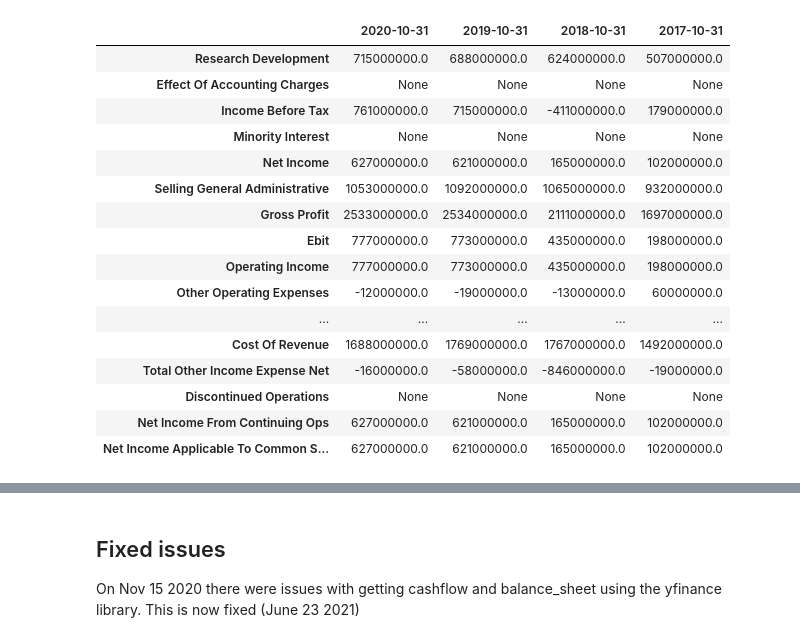
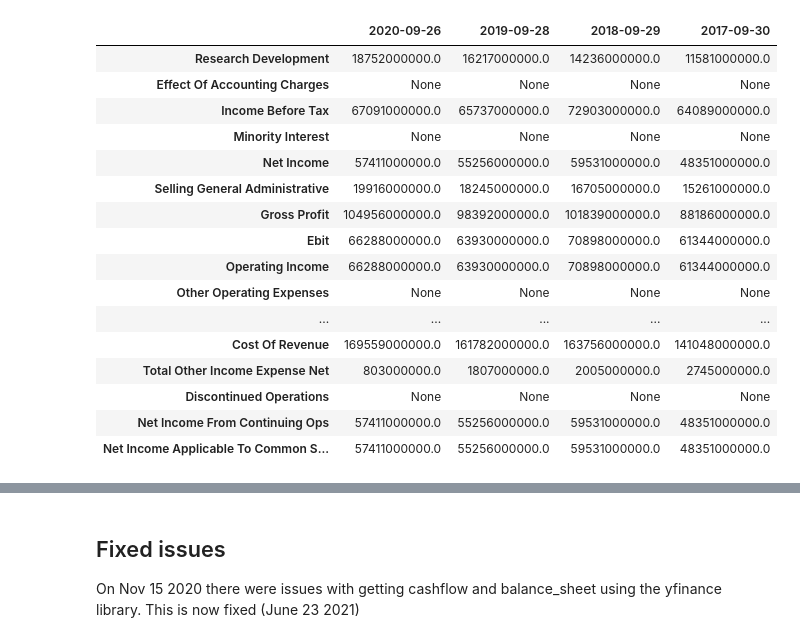
Before and after one commit to gt6334a/pystocks, a Jupyter notebook: yfinance.ipynb, the cells around one changed output, grey strips where cells are left out. Drawn from its saved outputs; the diff is of its cells as text; code cells hidden in the pictures.

```diff
--- a/yfinance.ipynb
+++ b/yfinance.ipynb
@@ -25,0 +19,4 @@ keys.info
+# %%
+ticker1 = yf.Ticker("AAPL")
+# get ticker info
+info1 = ticker1.info
@@ -51,22 +163,22 @@ keys.actions
 # %%
 # show financials
-keys.financials
+ticker1.financials
 # %% [output]
-|  | 2020-10-31 | 2019-10-31 | 2018-10-31 | 2017-10-31 |
-| Research Development | 715000000.0 | 688000000.0 | 624000000.0 | 507000000.0 |
+|  | 2020-09-26 | 2019-09-28 | 2018-09-29 | 2017-09-30 |
+| Research Development | 18752000000.0 | 16217000000.0 | 14236000000.0 | 11581000000.0 |
 | Effect Of Accounting Charges | None | None | None | None |
-| Income Before Tax | 761000000.0 | 715000000.0 | -411000000.0 | 179000000.0 |
+| Income Before Tax | 67091000000.0 | 65737000000.0 | 72903000000.0 | 64089000000.0 |
 | Minority Interest | None | None | None | None |
-| Net Income | 627000000.0 | 621000000.0 | 165000000.0 | 102000000.0 |
-| Selling General Administrative | 1053000000.0 | 1092000000.0 | 1065000000.0 | 932000000.0 |
-| Gross Profit | 2533000000.0 | 2534000000.0 | 2111000000.0 | 1697000000.0 |
-| Ebit | 777000000.0 | 773000000.0 | 435000000.0 | 198000000.0 |
-| Operating Income | 777000000.0 | 773000000.0 | 435000000.0 | 198000000.0 |
-| Other Operating Expenses | -12000000.0 | -19000000.0 | -13000000.0 | 60000000.0 |
+| Net Income | 57411000000.0 | 55256000000.0 | 59531000000.0 | 48351000000.0 |
+| Selling General Administrative | 19916000000.0 | 18245000000.0 | 16705000000.0 | 15261000000.0 |
+| Gross Profit | 104956000000.0 | 98392000000.0 | 101839000000.0 | 88186000000.0 |
+| Ebit | 66288000000.0 | 63930000000.0 | 70898000000.0 | 61344000000.0 |
+| Operating Income | 66288000000.0 | 63930000000.0 | 70898000000.0 | 61344000000.0 |
+| Other Operating Expenses | None | None | None | None |
 | ... | ... | ... | ... | ... |
-| Cost Of Revenue | 1688000000.0 | 1769000000.0 | 1767000000.0 | 1492000000.0 |
-| Total Other Income Expense Net | -16000000.0 | -58000000.0 | -846000000.0 | -19000000.0 |
+| Cost Of Revenue | 169559000000.0 | 161782000000.0 | 163756000000.0 | 141048000000.0 |
+| Total Other Income Expense Net | 803000000.0 | 1807000000.0 | 2005000000.0 | 2745000000.0 |
 | Discontinued Operations | None | None | None | None |
-| Net Income From Continuing Ops | 627000000.0 | 621000000.0 | 165000000.0 | 102000000.0 |
-| Net Income Applicable To Common S... | 627000000.0 | 621000000.0 | 165000000.0 | 102000000.0 |
+| Net Income From Continuing Ops | 57411000000.0 | 55256000000.0 | 59531000000.0 | 48351000000.0 |
+| Net Income Applicable To Common S... | 57411000000.0 | 55256000000.0 | 59531000000.0 | 48351000000.0 |
 # %%
```
Also changed, not shown: parts of 27 cells of this notebook.
